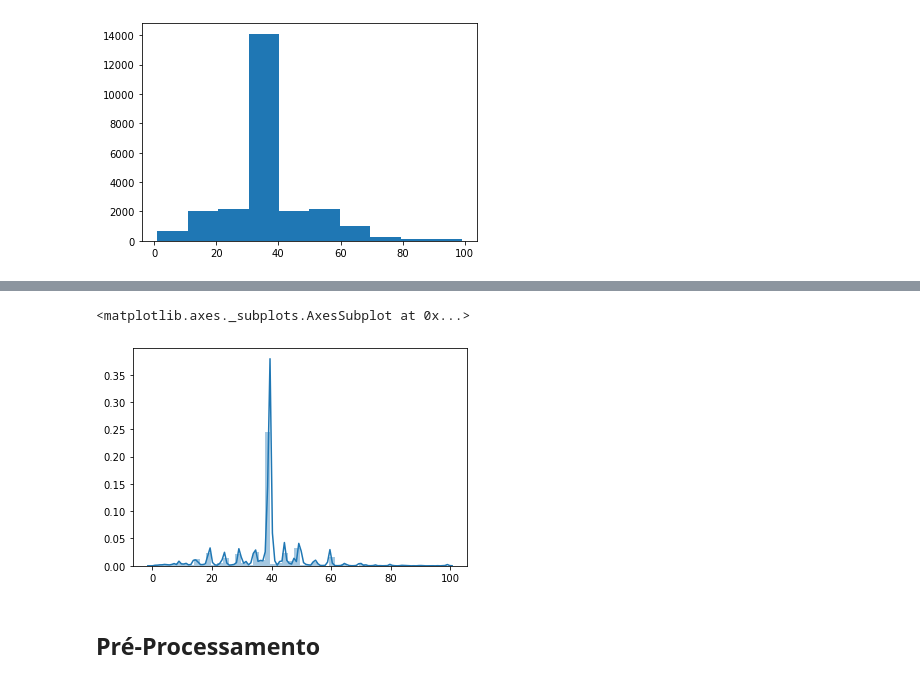
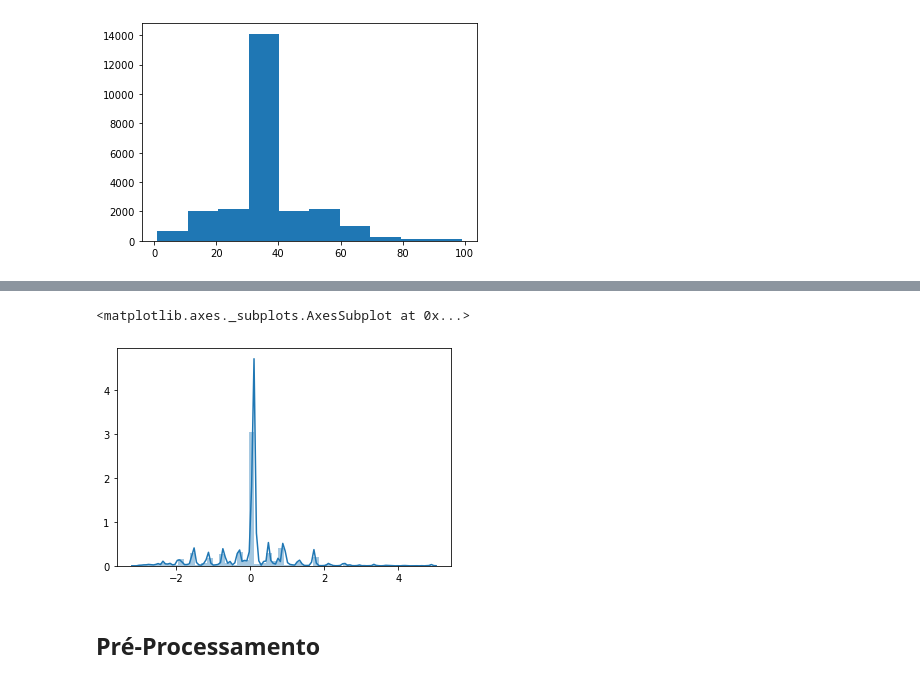
Before and after one commit to Feliboot/rec_padroes, a Jupyter notebook: Analises.ipynb, the cells around one changed output, grey strips where cells are left out. Drawn from its saved outputs; the diff is of its cells as text; code cells hidden in the pictures.

```diff
--- a/Analises.ipynb
+++ b/Analises.ipynb
@@ -390,3 +390,6 @@ fig.set_figwidth(10)
 print(f"Lambda value used for Transformation: {fitted_lambda}")
 # %% [output]
 Lambda value used for Transformation: 1.003149546943228
+# %%
+from scipy import stats
+zFittedData = stats.zscore(fitted_data)
@@ -477,9 +450,9 @@ AttributeError: module 'matplotlib.mlab' has no attribute 'normpdf'
 # %%
 
-sns.distplot(fitted_data)
+sns.distplot(zFittedData)
 # %% [output]
 <matplotlib.axes._subplots.AxesSubplot at 0x...>
-[figure, old version]
+[figure, new version]
 # %% [markdown]
 ## Pré-Processamento
 # %% [markdown]
```
Also changed, not shown: parts of 48 cells of this notebook.
